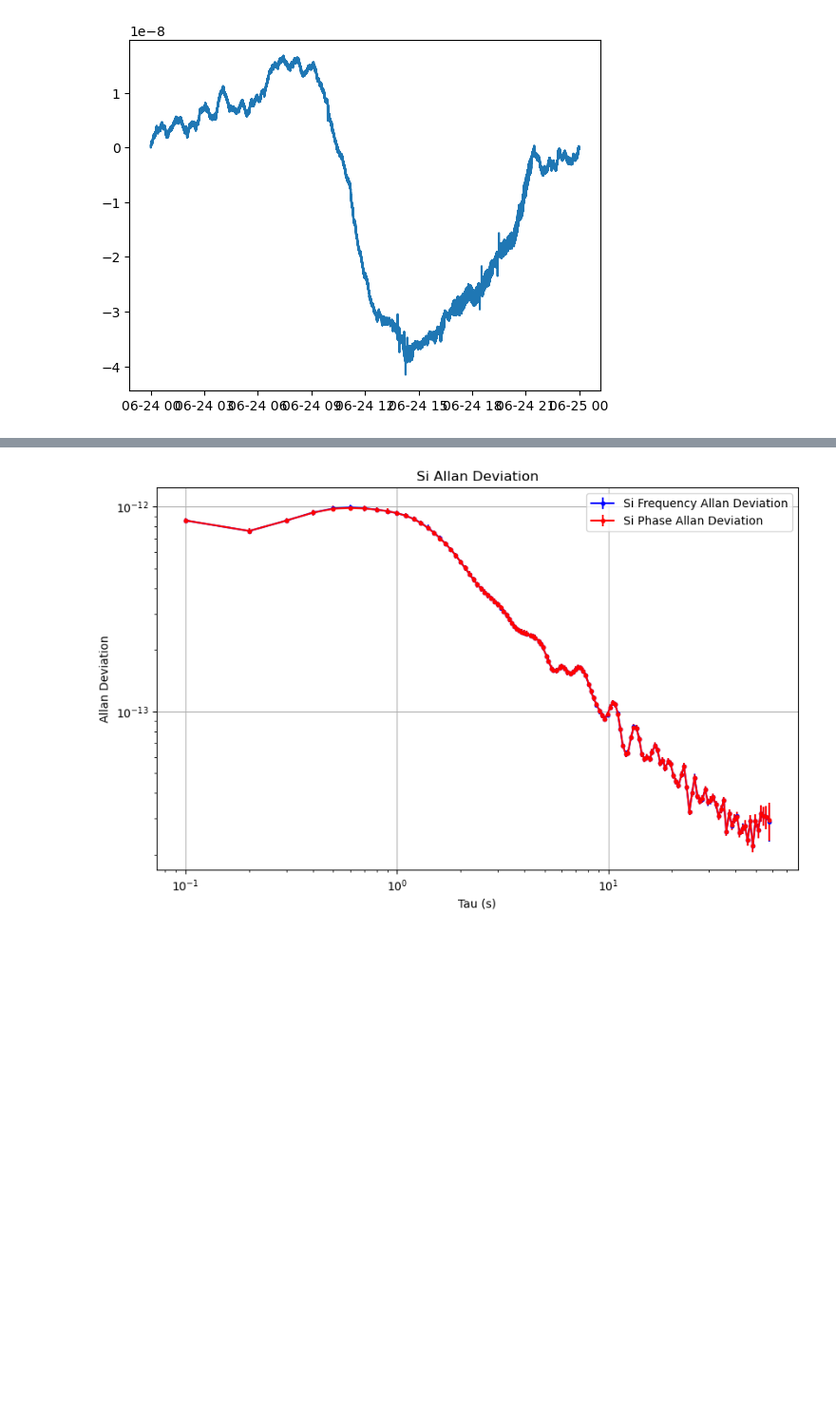
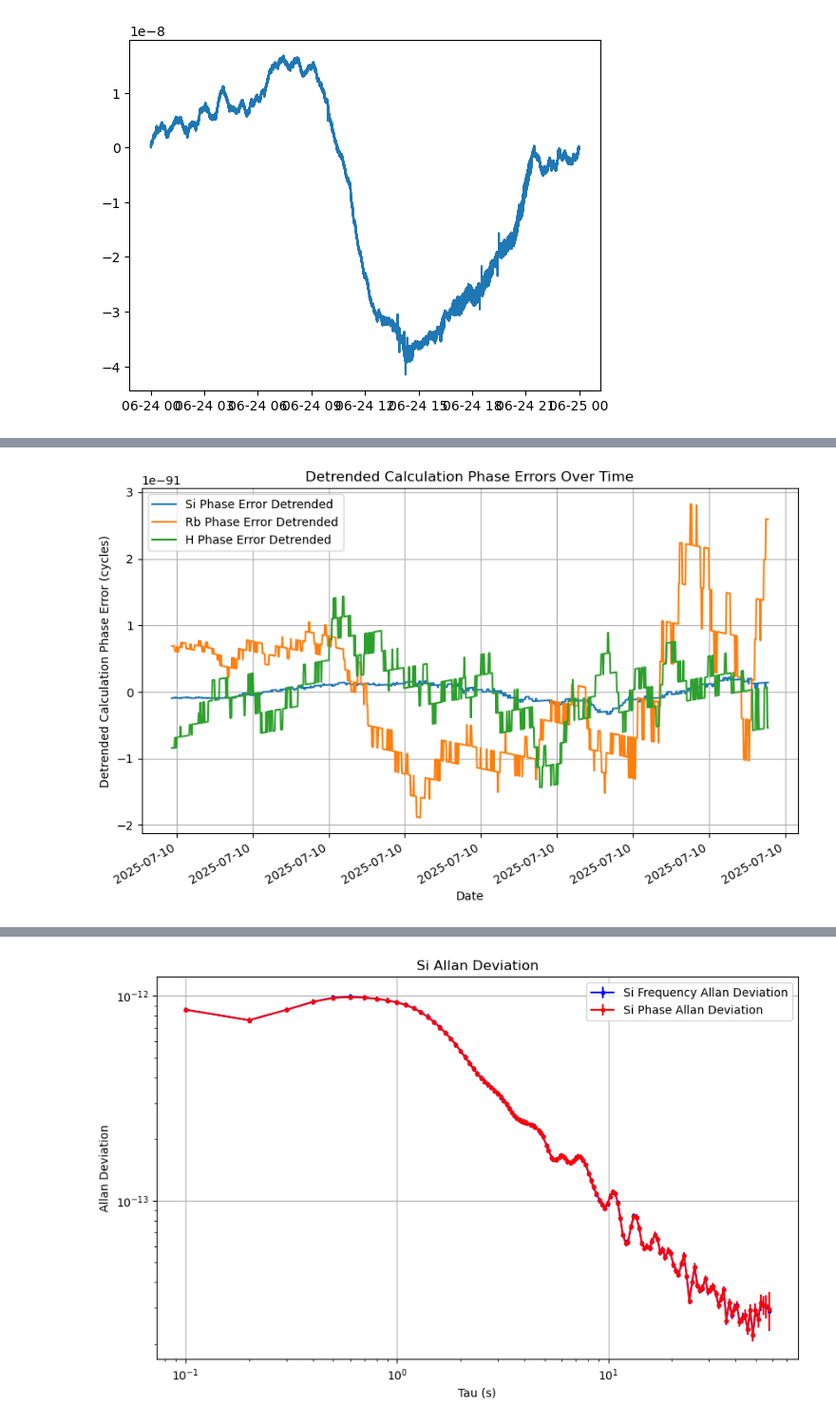
Before and after one commit to HannahARose/TimeKeeping, a Jupyter notebook: test.ipynb, the cells around one changed output, grey strips where cells are left out. Shown at 95% size. Cells and saved outputs as stored; diff of their text form; code cells hidden in the pictures; blank space fills up the shorter version.

```diff
--- a/test.ipynb
+++ b/test.ipynb
@@ -142,0 +152,21 @@ plt.plot(phase_freq_data['Date'], phase_freq_data['Si_Phase_Error'], label='Si P
+# %%
+# Remove the linear trends from the phase errors
+from scipy.signal import detrend
+phase_freq_data['Si_Phase_Error_Detrended'] = detrend(phase_freq_data['Si_Phase_Error'])
+phase_freq_data['Rb_Phase_Error_Detrended'] = detrend(phase_freq_data['Rb_Phase_Error'])
+phase_freq_data['H_Phase_Error_Detrended'] = detrend(phase_freq_data['H_Phase_Error'])
+
+plt.figure(figsize=(10, 6))
+plt.plot(phase_freq_data['Date'], phase_freq_data['Si_Phase_Error_Detrended'], label='Si Phase Error Detrended')
+plt.plot(phase_freq_data['Date'], phase_freq_data['Rb_Phase_Error_Detrended'], label='Rb Phase Error Detrended')
+plt.plot(phase_freq_data['Date'], phase_freq_data['H_Phase_Error_Detrended'], label='H Phase Error Detrended')
+plt.xlabel('Date')
+plt.ylabel('Detrended Calculation Phase Error (cycles)')
+plt.title('Detrended Calculation Phase Errors Over Time')
+plt.legend()
+plt.grid()
+plt.gca().xaxis.set_major_formatter(mdates.DateFormatter('%Y-%m-%d'))
+plt.gcf().autofmt_xdate()
+plt.show()
+# %% [output]
+[figure, added]
```
Also changed, not shown: parts of 4 cells of this notebook, 6 other files.
